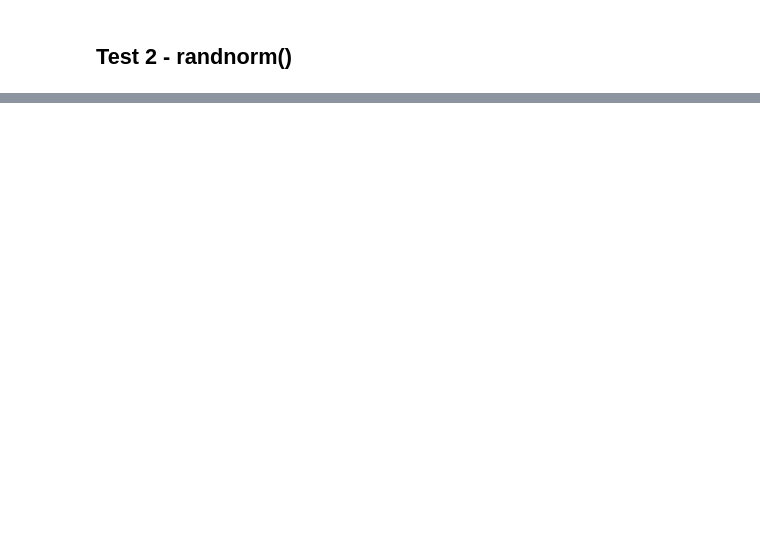
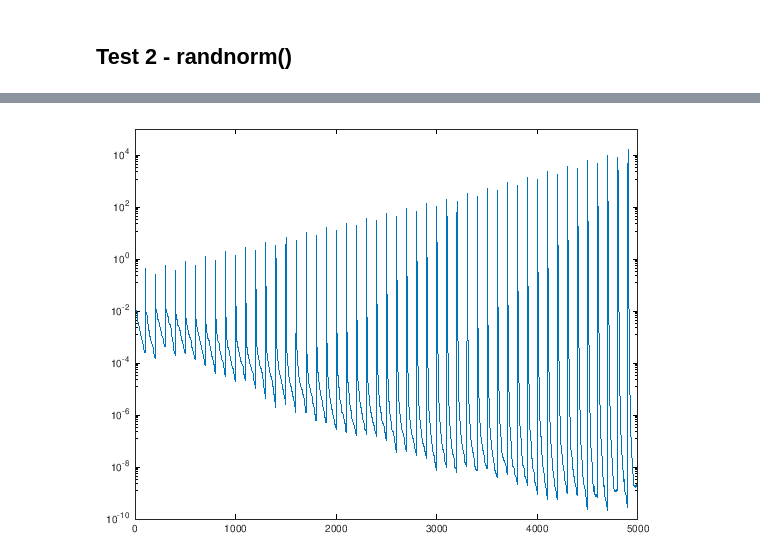
Before and after one commit to CristianCosci/GMRES, a Jupyter notebook: project/octave/octave_gmres.ipynb, the cells around one changed output, grey strips where cells are left out. Cells and saved outputs as stored; diff of their text form; code cells hidden in the pictures; blank space fills up the shorter version.

```diff
--- a/project/octave/octave_gmres.ipynb
+++ b/project/octave/octave_gmres.ipynb
@@ -201,0 +286,4 @@ ans =    9.0905e-13
+# %%
+semilogy(res);
+# %% [output]
+[figure, added]
```
Also changed, not shown: parts of 13 cells of this notebook.
